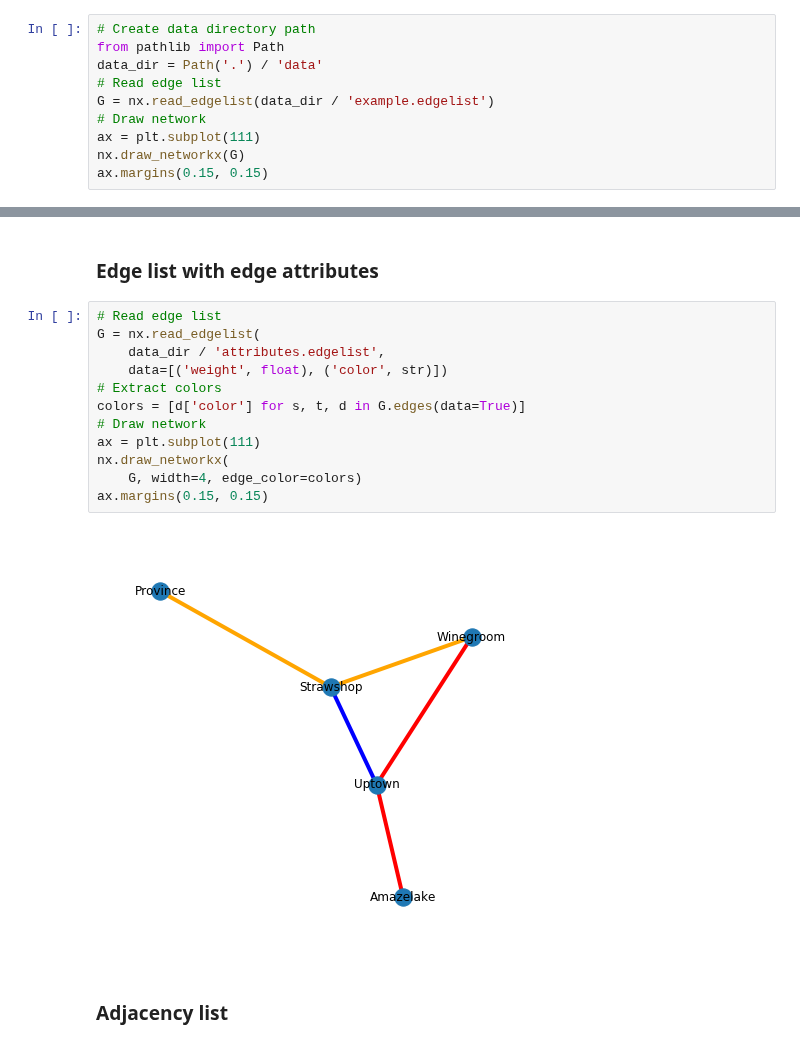
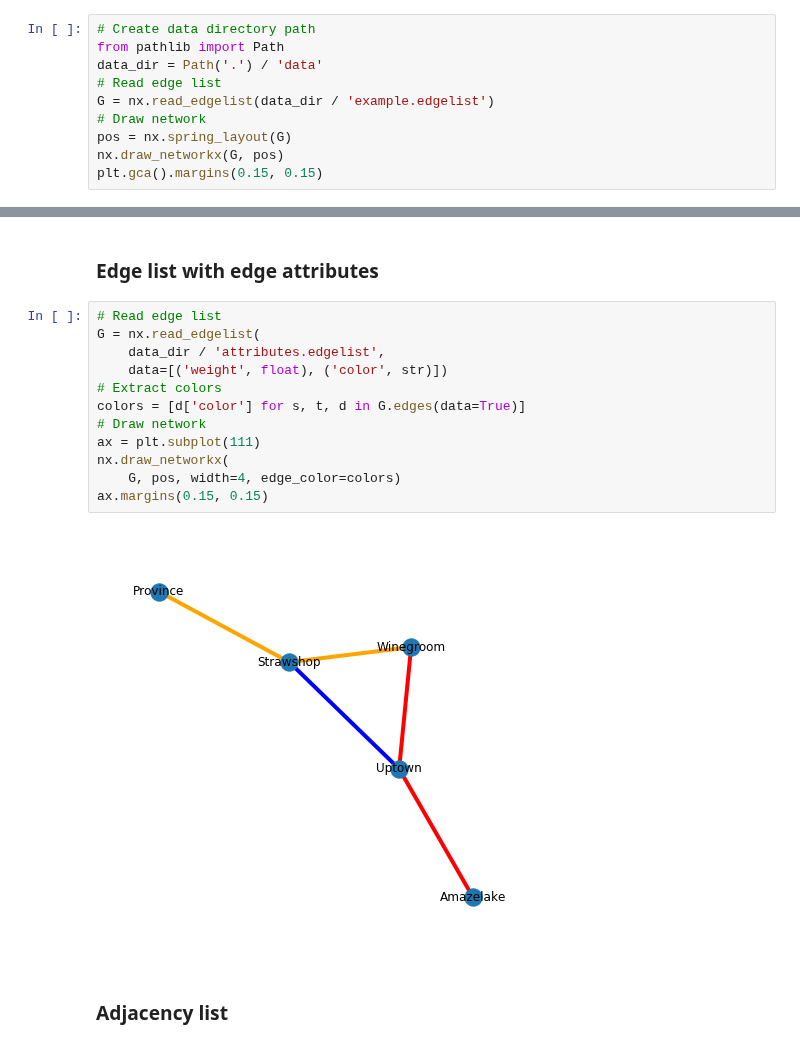
Before and after one commit to PacktPublishing/Network-Science-with-Python-and-NetworkX-Quick-Start-Guide, a Jupyter notebook: Chapter_03.ipynb, the cells around one changed output, grey strips where cells are left out. Saved outputs shown, nothing was run; the diff lists cells and outputs as text.

```diff
--- a/Chapter_03.ipynb
+++ b/Chapter_03.ipynb
@@ -28,7 +28,7 @@ data_dir = Path('.') / 'data'
 # Read edge list
 G = nx.read_edgelist(data_dir / 'example.edgelist')
 # Draw network
-ax = plt.subplot(111)
-nx.draw_networkx(G)
-ax.margins(0.15, 0.15)
+pos = nx.spring_layout(G)
+nx.draw_networkx(G, pos)
+plt.gca().margins(0.15, 0.15)
 # %% [output]
@@ -66,17 +65,17 @@ ax.margins(0.15, 0.15)
 # %%
 # Read edge list
 G = nx.read_edgelist(
     data_dir / 'attributes.edgelist',
     data=[('weight', float), ('color', str)])
 # Extract colors
 colors = [d['color'] for s, t, d in G.edges(data=True)]
 # Draw network
 ax = plt.subplot(111)
 nx.draw_networkx(
-    G, width=4, edge_color=colors)
+    G, pos, width=4, edge_color=colors)
 ax.margins(0.15, 0.15)
 # %% [output]
-[figure, old version]
+[figure, new version]
 # %% [markdown]
 ### Adjacency list
 # %%
```
Also changed, not shown: parts of 7 cells of this notebook.
